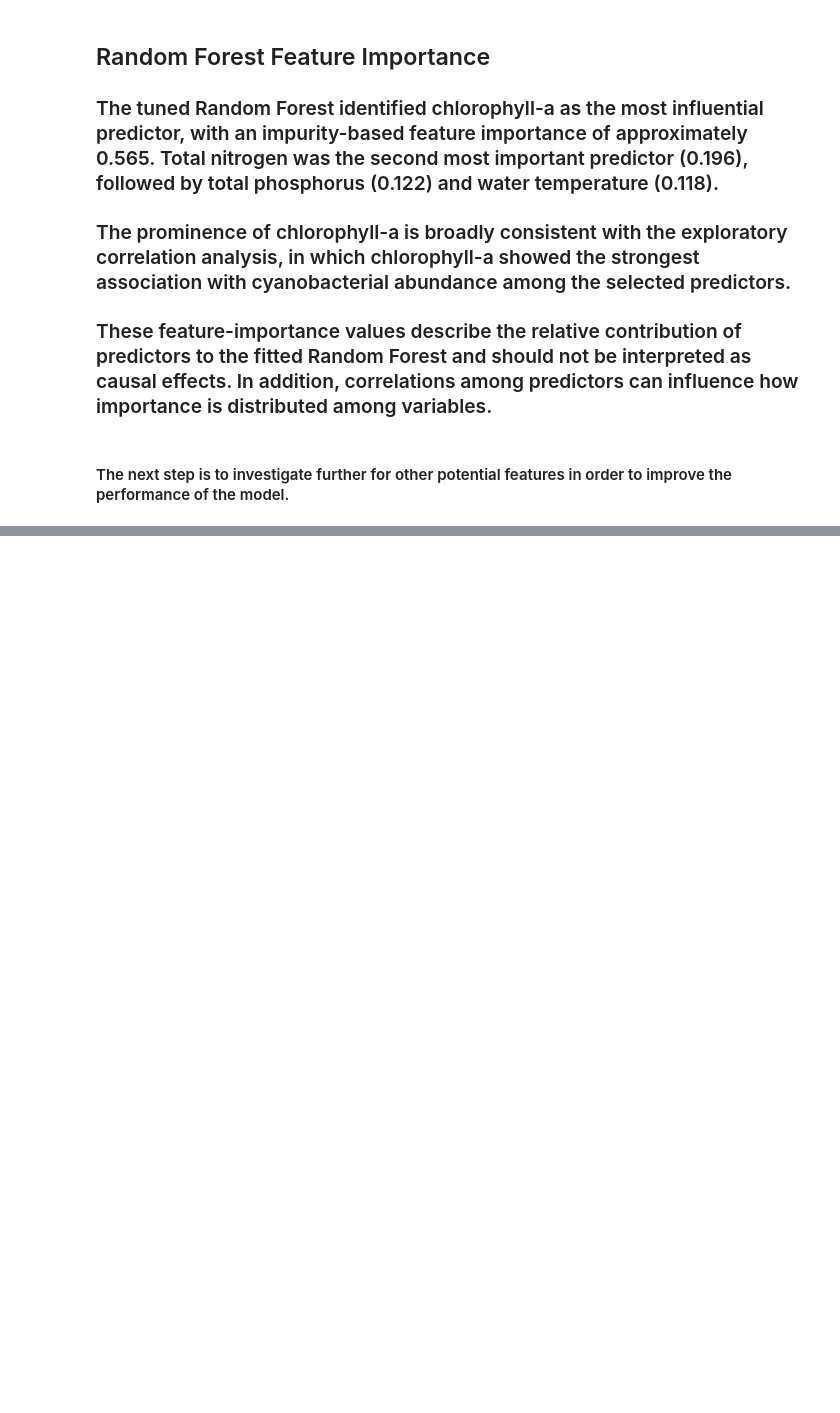
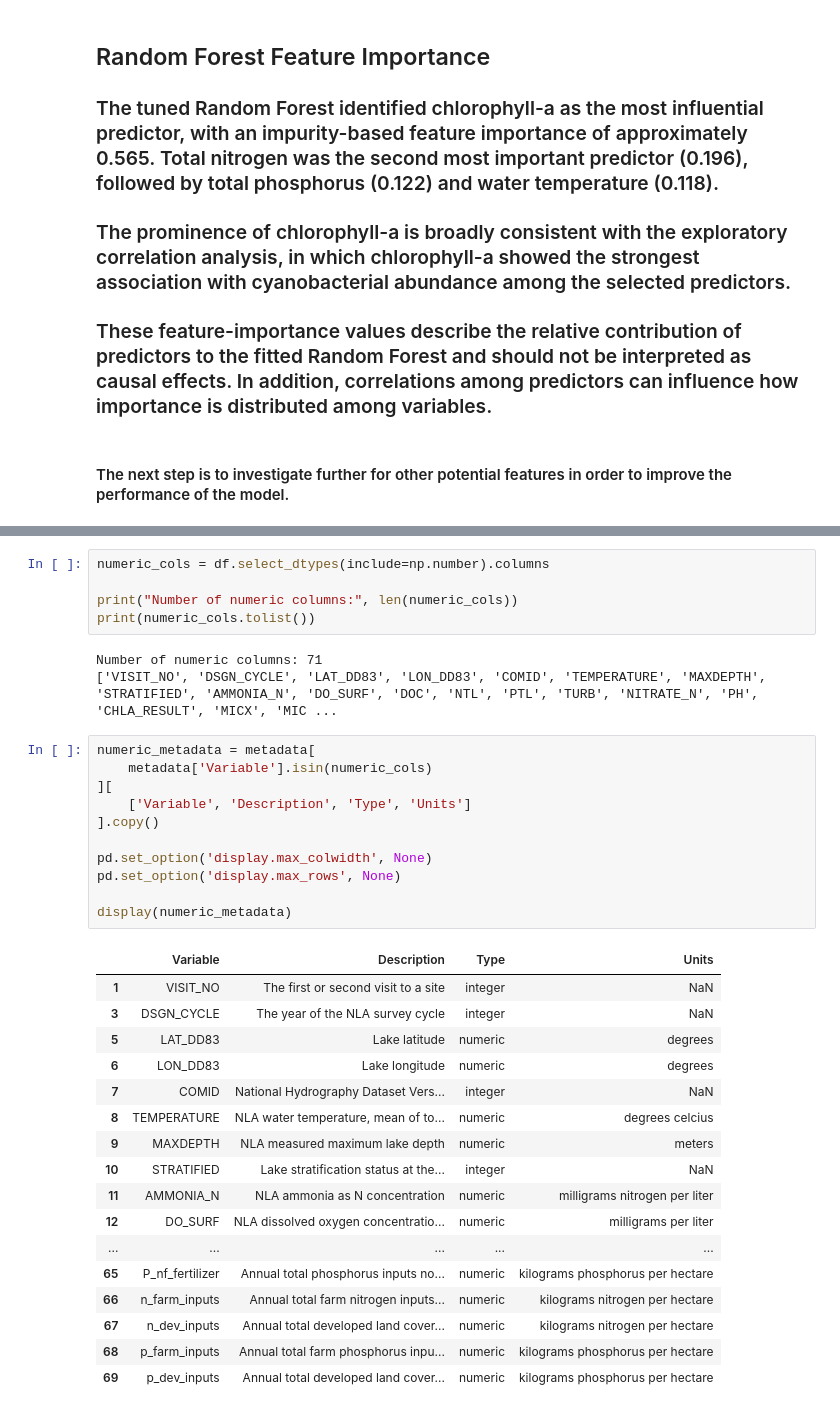
Before and after one commit to Projectisready/Algal_Bloom, a Jupyter notebook: notebooks/01_exploratory_analysis.ipynb, the cells around one changed output, grey strips where cells are left out. Saved outputs shown, nothing was run; the diff lists cells and outputs as text; blank space fills up the shorter version.

```diff
--- a/notebooks/01_exploratory_analysis.ipynb
+++ b/notebooks/01_exploratory_analysis.ipynb
@@ -1294,0 +1330,37 @@ plt.show()
+# %%
+numeric_cols = df.select_dtypes(include=np.number).columns
+
+print("Number of numeric columns:", len(numeric_cols))
+print(numeric_cols.tolist())
+# %% [output]
+Number of numeric columns: 71
+['VISIT_NO', 'DSGN_CYCLE', 'LAT_DD83', 'LON_DD83', 'COMID', 'TEMPERATURE', 'MAXDEPTH', 'STRATIFIED', 'AMMONIA_N', 'DO_SURF', 'DOC', 'NTL', 'PTL', 'TURB', 'NITRATE_N', 'PH', 'CHLA_RESULT', 'MICX', 'MIC ...
+# %%
+numeric_metadata = metadata[
+    metadata['Variable'].isin(numeric_cols)
+][
+    ['Variable', 'Description', 'Type', 'Units']
+].copy()
+
+pd.set_option('display.max_colwidth', None)
+pd.set_option('display.max_rows', None)
+
+display(numeric_metadata)
+# %% [output]
+|  | Variable | Description | Type | Units |
+| 1 | VISIT_NO | The first or second visit to a site | integer | NaN |
+| 3 | DSGN_CYCLE | The year of the NLA survey cycle | integer | NaN |
+| 5 | LAT_DD83 | Lake latitude | numeric | degrees |
+| 6 | LON_DD83 | Lake longitude | numeric | degrees |
+| 7 | COMID | National Hydrography Dataset Vers... | integer | NaN |
+| 8 | TEMPERATURE | NLA water temperature, mean of to... | numeric | degrees celcius |
+| 9 | MAXDEPTH | NLA measured maximum lake depth | numeric | meters |
+| 10 | STRATIFIED | Lake stratification status at the... | integer | NaN |
+| 11 | AMMONIA_N | NLA ammonia as N concentration | numeric | milligrams nitrogen per liter |
+| 12 | DO_SURF | NLA dissolved oxygen concentratio... | numeric | milligrams per liter |
+| ... | ... | ... | ... | ... |
+| 65 | P_nf_fertilizer | Annual total phosphorus inputs no... | numeric | kilograms phosphorus per hectare |
+| 66 | n_farm_inputs | Annual total farm nitrogen inputs... | numeric | kilograms nitrogen per hectare |
+| 67 | n_dev_inputs | Annual total developed land cover... | numeric | kilograms nitrogen per hectare |
+| 68 | p_farm_inputs | Annual total farm phosphorus inpu... | numeric | kilograms phosphorus per hectare |
+| 69 | p_dev_inputs | Annual total developed land cover... | numeric | kilograms phosphorus per hectare |
```
Also changed, not shown: parts of 133 cells of this notebook.
